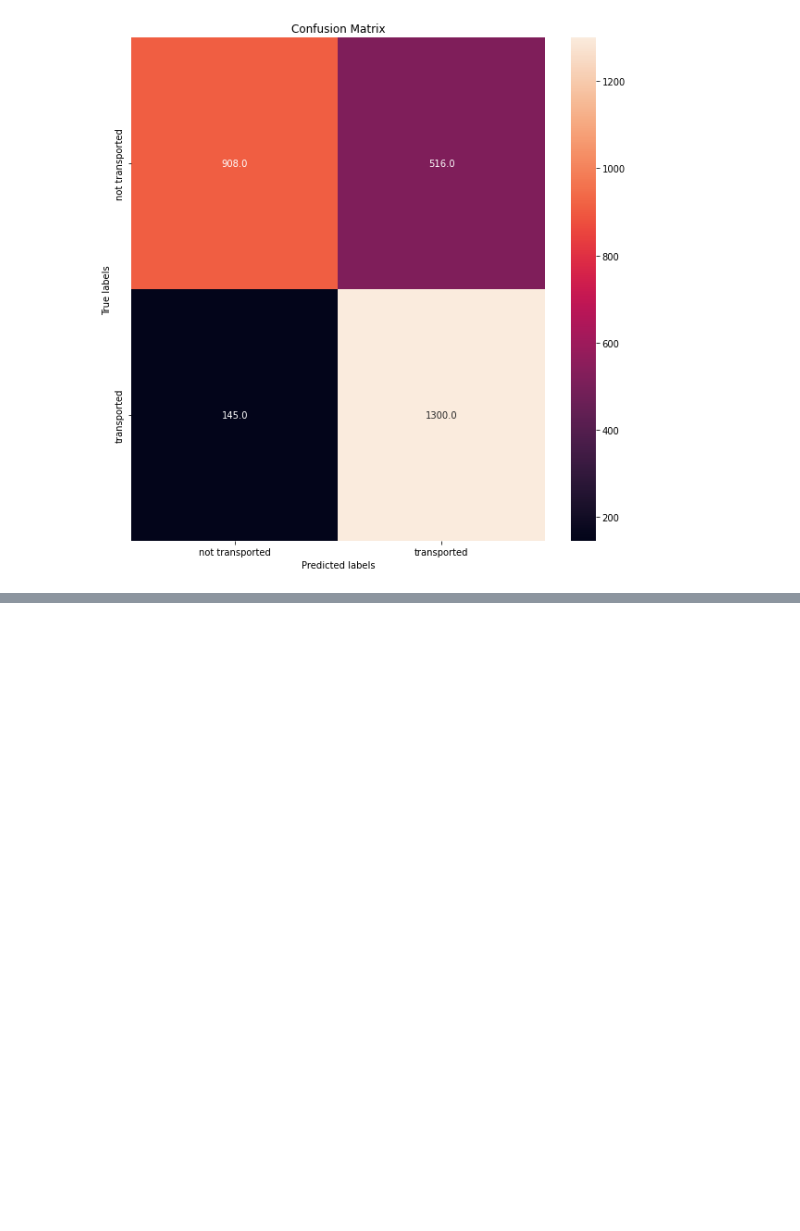
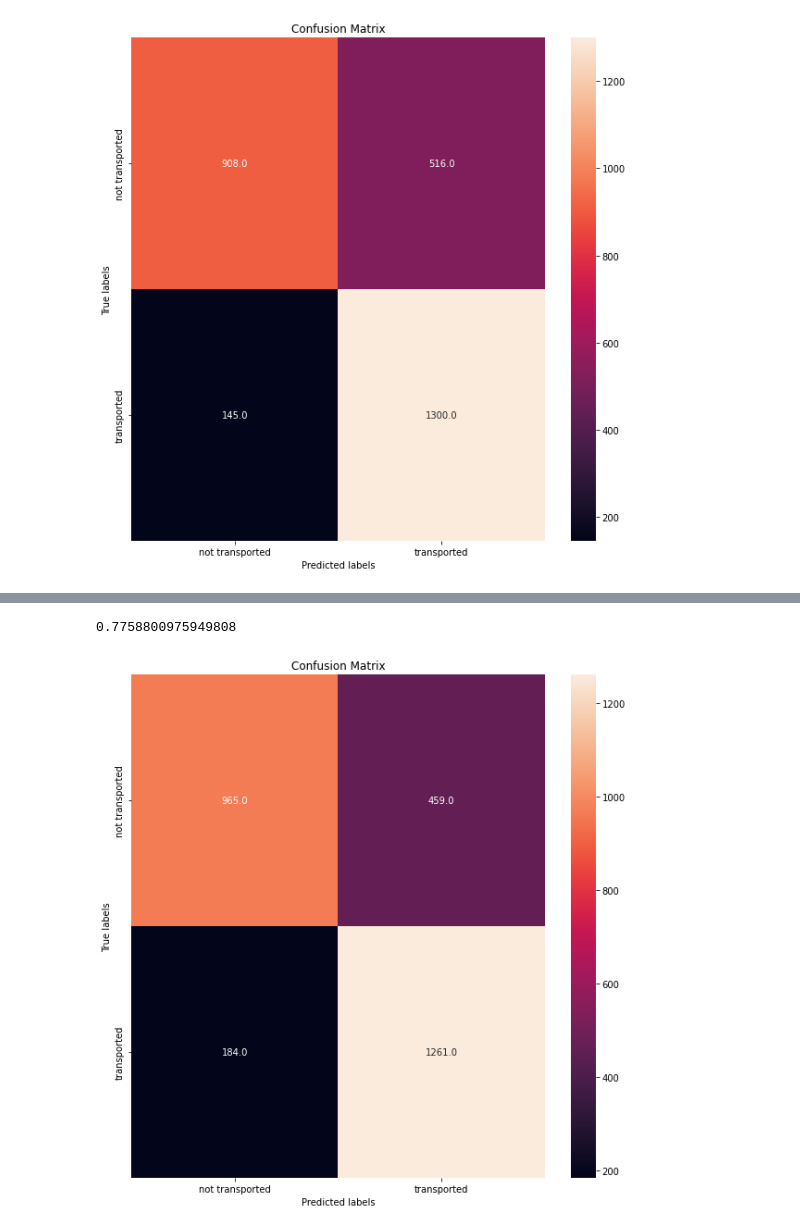
Before and after one commit to taaha/Classification-Spaceship-Titanic, a Jupyter notebook: classification-spaceship-titanic.ipynb, the cells around one changed output, grey strips where cells are left out. Drawn from its saved outputs; the diff is of its cells as text; code cells hidden in the pictures; blank space fills up the shorter version.

```diff
--- a/classification-spaceship-titanic.ipynb
+++ b/classification-spaceship-titanic.ipynb
@@ -633,0 +635,12 @@ plot_confusion_matrix(y_test,yhat)
+# %%
+from sklearn.svm import SVC
+
+parameters = {'C': np.logspace(-3, 3, 5),
+              'gamma':np.logspace(-3, 3, 5)}
+
+svm = SVC()
+svm_cv = GridSearchCV(svm, parameters, cv=10, verbose=10)
+svm_cv.fit(X_train,y_train)
+
+print("tuned hpyerparameters :(best parameters) ",svm_cv.best_params_)
+print("accuracy :",svm_cv.best_score_)
@@ -633,0 +665,9 @@ plot_confusion_matrix(y_test,yhat)
+# %%
+svm_cv.score(X_test,y_test)
+# %% [output]
+0.7758800975949808
+# %%
+yhat=svm_cv.predict(X_test)
+plot_confusion_matrix(y_test,yhat)
+# %% [output]
+[figure, added]
```
Also changed, not shown: parts of 4 cells of this notebook.
